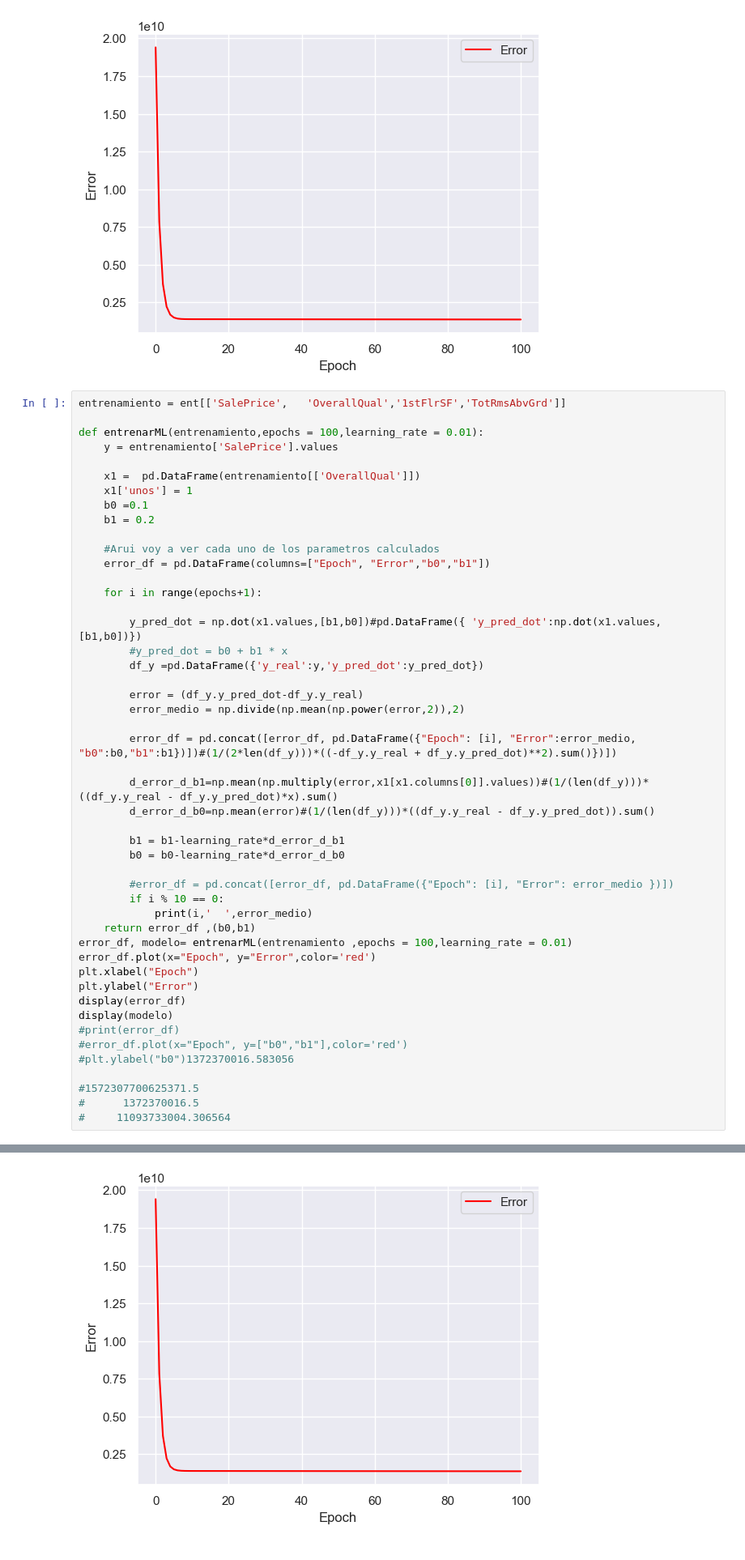
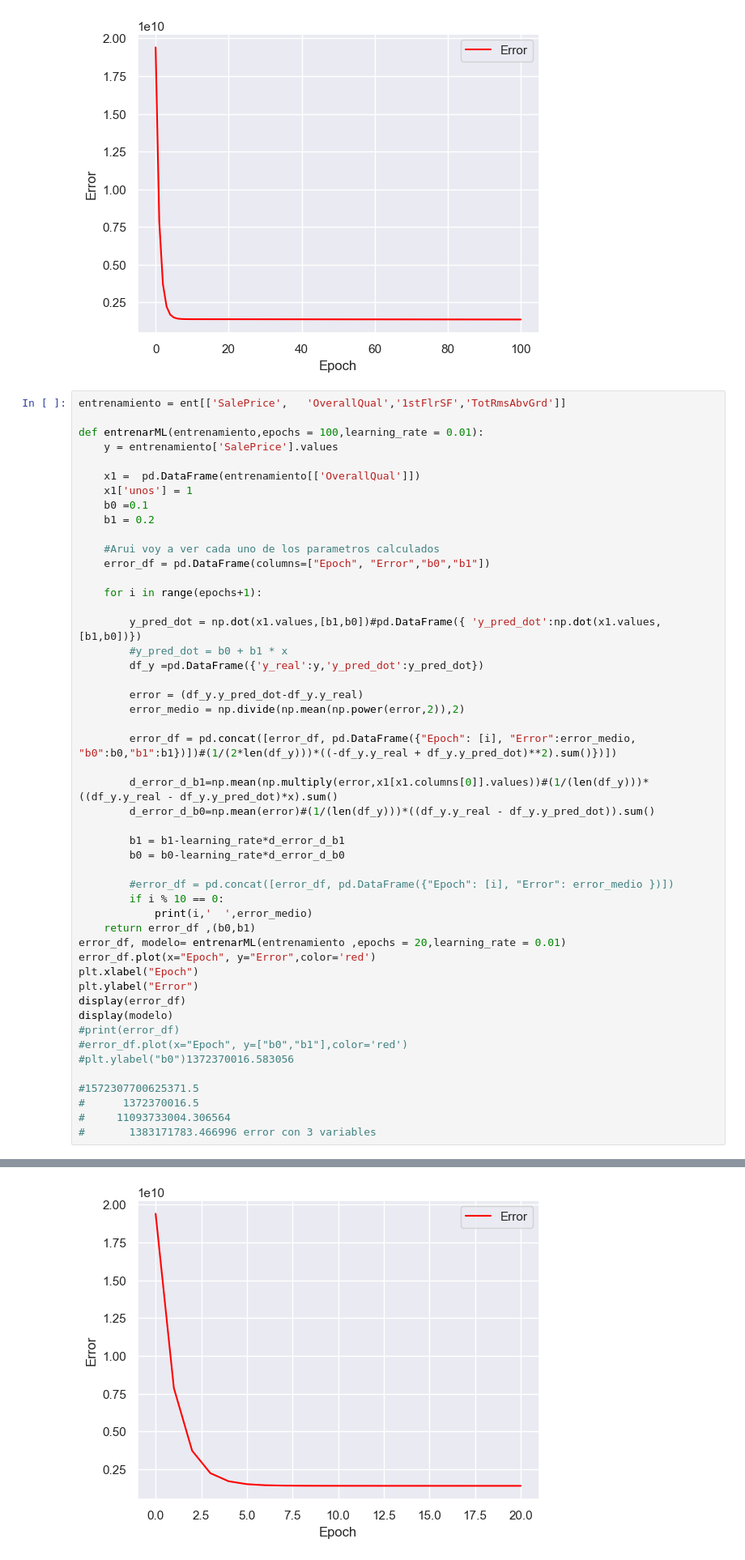
Before and after one commit to ronaldbailey/Proyecto-1---Regresi-n-con-Progra-, a Jupyter notebook: proyecto1.ipynb, the cells around one changed output, grey strips where cells are left out. Shown at 81% size. Cells and saved outputs as stored; diff of their text form.

```diff
--- a/proyecto1.ipynb
+++ b/proyecto1.ipynb
@@ -1195,7 +1195,7 @@ def entrenarML(entrenamiento,epochs = 100,learning_rate = 0.01):
         if i % 10 == 0:
             print(i,'  ',error_medio)
     return error_df ,(b0,b1)
-error_df, modelo= entrenarML(entrenamiento ,epochs = 100,learning_rate = 0.01)
+error_df, modelo= entrenarML(entrenamiento ,epochs = 20,learning_rate = 0.01)
 error_df.plot(x="Epoch", y="Error",color='red')
 plt.xlabel("Epoch")
 plt.ylabel("Error")
@@ -1208,6 +1208,7 @@ display(modelo)
 #1572307700625371.5
 #      1372370016.5
 #     11093733004.306564
+#       1383171783.466996 error con 3 variables
 # %% [output]
 0    19409466405.568665
 10    1393074771.146966
@@ -1237,4 +1234,4 @@ display(modelo)
-[figure, old version]
+[figure, new version]
 # %% [markdown]
 # Probando con dos variables
 # %%
```
Also changed, not shown: parts of 2 cells of this notebook, 1 other file.
